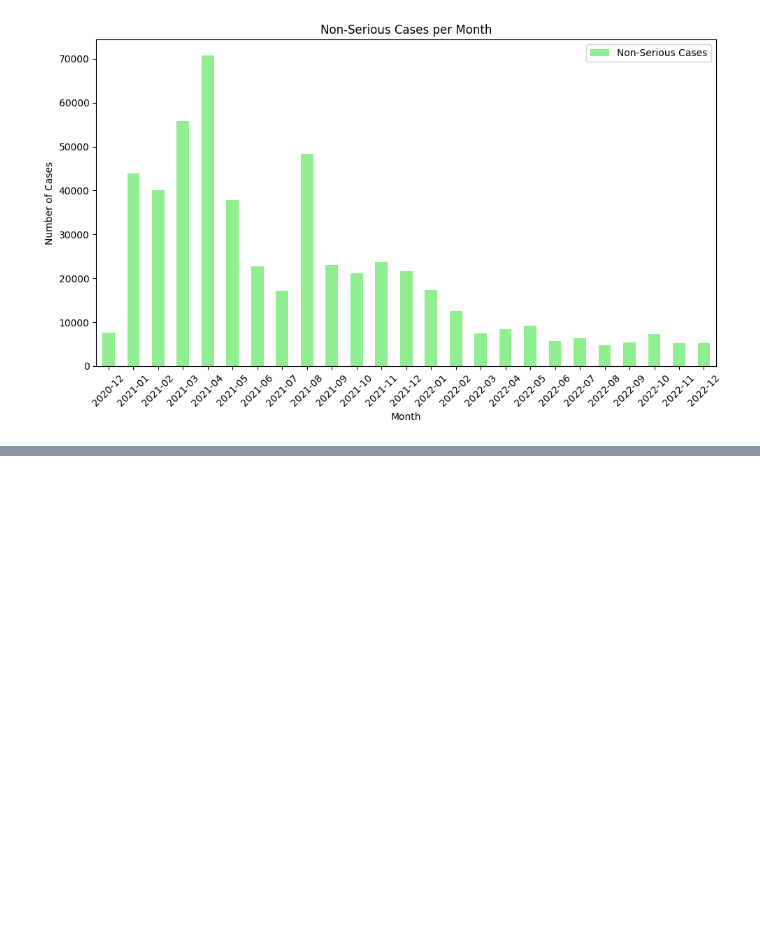
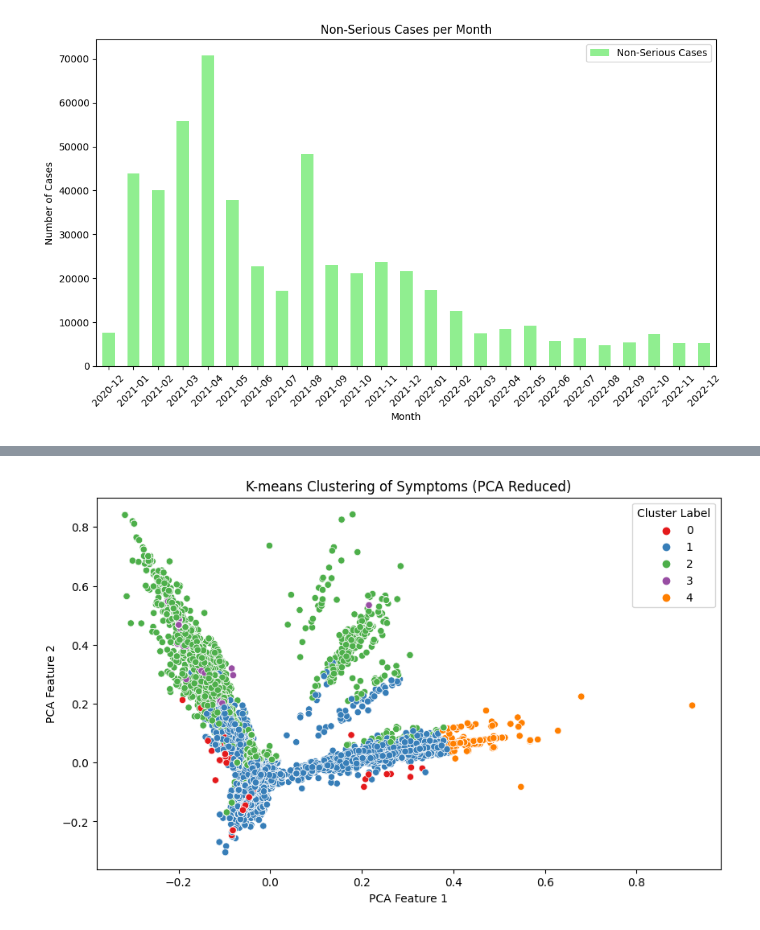
Before and after one commit to Rutu136/COMP4710-World-Vaccine-Adverse-Reactions, a Jupyter notebook: try.ipynb, the cells around one changed output, grey strips where cells are left out. Cells and saved outputs as stored; diff of their text form; code cells hidden in the pictures; blank space fills up the shorter version.

```diff
--- a/try.ipynb
+++ b/try.ipynb
@@ -259,42 +259,44 @@ df.columns.tolist()
 # plt.legend(title='Cluster Label')
 # plt.show()
 # %%
-# import pandas as pd
-# from sklearn.feature_extraction.text import TfidfVectorizer
-# from sklearn.cluster import KMeans
-# from sklearn.decomposition import PCA
-# import matplotlib.pyplot as plt
-# import seaborn as sns
+import pandas as pd
+from sklearn.feature_extraction.text import TfidfVectorizer
+from sklearn.cluster import KMeans
+from sklearn.decomposition import PCA
+import matplotlib.pyplot as plt
+import seaborn as sns
 
-# # Assuming you've already loaded your data into the 'df' DataFrame as shown in your code
-# # Concatenate symptom columns into a single column
-# symptoms = pd.concat([df['SYMPTOM1'], df['SYMPTOM2'], df['SYMPTOM3'], df['SYMPTOM4']], ignore_index=True)
-# df['symp'] = symptoms
+# Assuming you've already loaded your data into the 'df' DataFrame as shown in your code
+# Concatenate symptom columns into a single column
+symptoms = pd.concat([df['SYMPTOM1'], df['SYMPTOM2'], df['SYMPTOM3'], df['SYMPTOM4']], ignore_index=True)
+df['symp'] = symptoms
 
-# # Convert the 'symp' column to a list of strings
-# symptoms_list = df['symp'].tolist()
+# Convert the 'symp' column to a list of strings
+symptoms_list = df['symp'].tolist()
 
-# # Create a TF-IDF vectorizer to convert text data into numerical features
-# vectorizer = TfidfVectorizer()
-# X = vectorizer.fit_transform(symptoms_list)
+# Create a TF-IDF vectorizer to convert text data into numerical features
+vectorizer = TfidfVectorizer()
+X = vectorizer.fit_transform(symptoms_list)
 
-# # Perform dimensionality reduction using PCA
-# pca = PCA(n_components=2)  # Reduce to 2 dimensions for visualization
-# X_pca = pca.fit_transform(X.toarray())  # Convert sparse matrix to array and then apply PCA
+# Perform dimensionality reduction using PCA
+pca = PCA(n_components=2)  # Reduce to 2 dimensions for visualization
+X_pca = pca.fit_transform(X.toarray())  # Convert sparse matrix to array and then apply PCA
 
-# # Perform K-means clustering
-# k = 5  # Number of clusters
-# kmeans = KMeans(n_clusters=k, random_state=42)
-# kmeans.fit(X)
+# Perform K-means clustering
+k = 5  # Number of clusters
+kmeans = KMeans(n_clusters=k, random_state=42)
+kmeans.fit(X)
 
-# # Add the cluster labels to the DataFrame
-# df['cluster_label'] = kmeans.labels_
+# Add the cluster labels to the DataFrame
+df['cluster_label'] = kmeans.labels_
 
-# # Plotting the clusters using reduced dimensions after PCA
-# plt.figure(figsize=(10, 6))
-# sns.scatterplot(x=X_pca[:, 0], y=X_pca[:, 1], hue=df['cluster_label'], palette='Set1')
-# plt.xlabel('PCA Feature 1')
-# plt.ylabel('PCA Feature 2')
-# plt.title('K-means Clustering of Symptoms (PCA Reduced)')
-# plt.legend(title='Cluster Label')
-# plt.show()
+# Plotting the clusters using reduced dimensions after PCA
+plt.figure(figsize=(10, 6))
+sns.scatterplot(x=X_pca[:, 0], y=X_pca[:, 1], hue=df['cluster_label'], palette='Set1')
+plt.xlabel('PCA Feature 1')
+plt.ylabel('PCA Feature 2')
+plt.title('K-means Clustering of Symptoms (PCA Reduced)')
+plt.legend(title='Cluster Label')
+plt.show()
+# %% [output]
+[figure, added]
```
Also changed, not shown: parts of 1 cell of this notebook.
